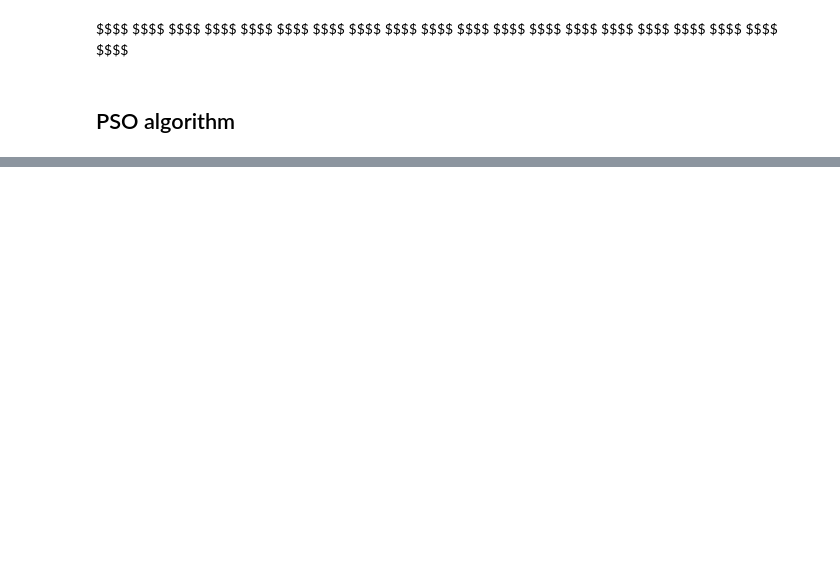
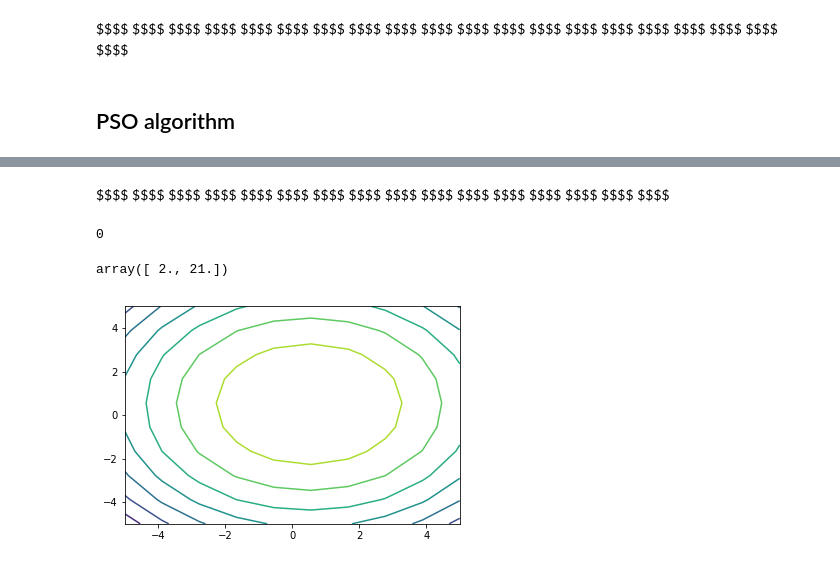
Before and after one commit to will-0/4G4, a Jupyter notebook: Code/Workbook.ipynb, the cells around one changed output, grey strips where cells are left out. Cells and saved outputs as stored; diff of their text form; code cells hidden in the pictures; blank space fills up the shorter version.

```diff
--- a/Code/Workbook.ipynb
+++ b/Code/Workbook.ipynb
@@ -115,0 +107,21 @@ def init():
+# %% [markdown]
+$$$$
+$$$$
+$$$$
+$$$$
+$$$$
+$$$$
+$$$$
+$$$$
+$$$$
+$$$$
+$$$$
+$$$$
+$$$$
+$$$$
+$$$$
+$$$$
+# %%
+x = np.array([1,2,3])
+# %% [output]
+0
@@ -115,0 +136,27 @@ def init():
+# %%
+test1 = np.array([[1, 2, 3], [4, 3, 6]])
+test2 = np.array([1, 1, 1]) - test1
+f(test1)
+# %% [output]
+array([ 2., 21.])
+# %%
+# First set up the figure, the axis, and the plot element we want to animate
+fig, ax = plt.subplots()
+
+ax.set_xlim((-5,5))
+ax.set_ylim((-5,5))
+
+line, = ax.plot([], [], marker="*", color="r", linestyle="None");
+
+#add a background
+x = np.linspace(-5,5,10)
+y = np.linspace(-5,5,10)
+z = np.zeros([10,10])
+for i in range(x.shape[0]):
+    for j in range(y.shape[0]):
+        z[i,j] = (x[i] - 0.5)**2 + (y[j] - 0.5)**2
+
+x1,x2 = np.meshgrid(x,y);
+background = ax.contour(x1, x2, -z, 8); #, cmap="gray")
+# %% [output]
+[figure, added]
```
Also changed, not shown: parts of 10 cells of this notebook.
